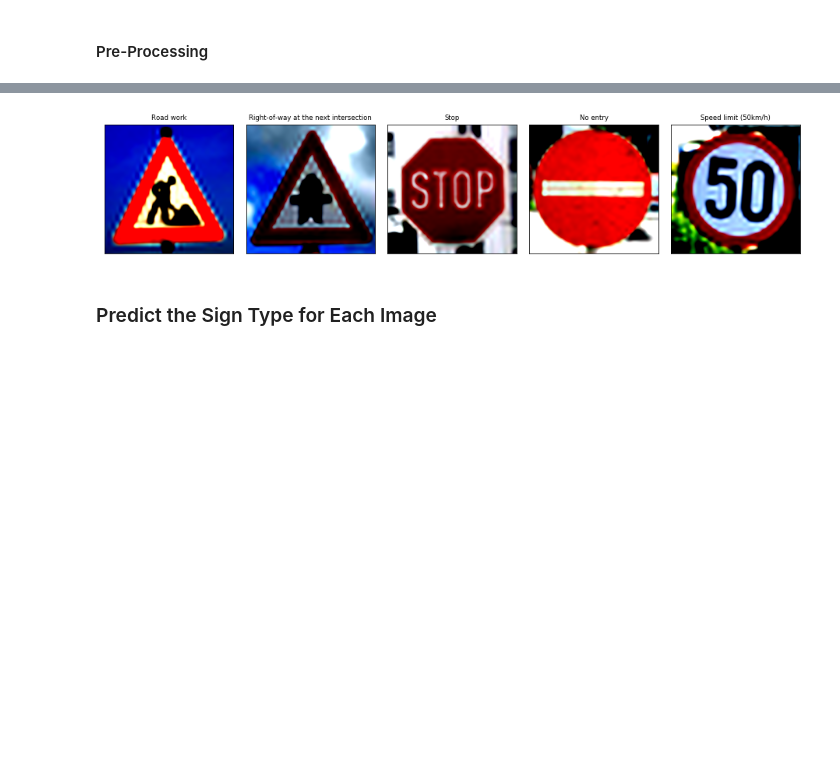
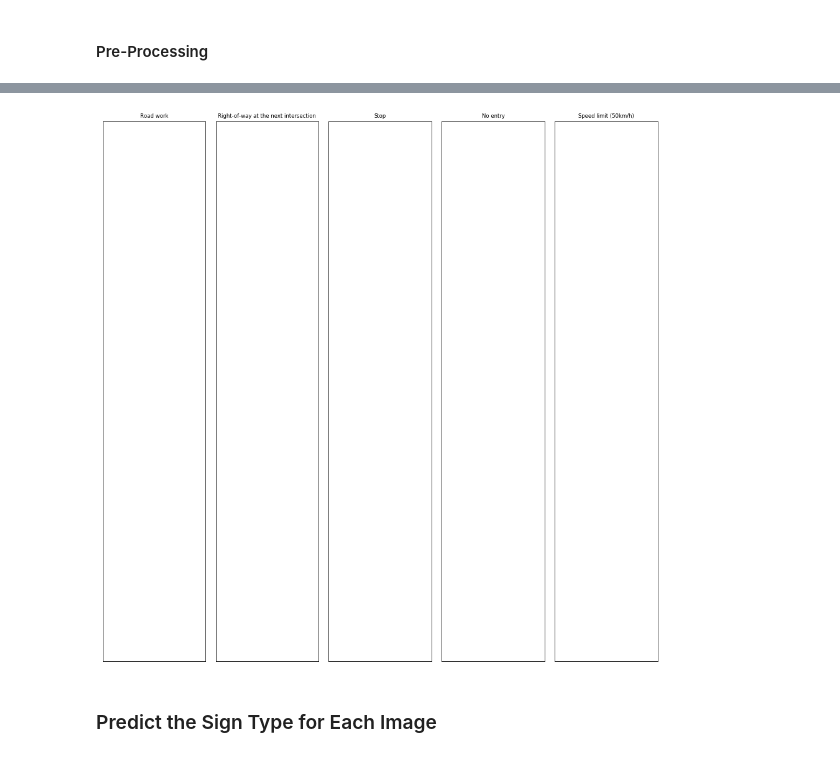
Before and after one commit to asadziach/CarND-Traffic-Sign-Classifier-Project, a Jupyter notebook: Traffic_Sign_Classifier.ipynb, the cells around one changed output, grey strips where cells are left out. Saved outputs shown, nothing was run; the diff lists cells and outputs as text; code cells hidden in the pictures; blank space fills up the shorter version.

```diff
--- a/Traffic_Sign_Classifier.ipynb
+++ b/Traffic_Sign_Classifier.ipynb
@@ -376,8 +338,8 @@ plot = plt.bar(range(len(D)), weights, color="yellow",label='Weights')
 # %%
 import tensorflow as tf
 
-EPOCHS = 20
-BATCH_SIZE = 256
+EPOCHS = 40
+BATCH_SIZE = 512
 # %% [markdown]
 ### Model Architecture
 # %%
@@ -389,7 +351,7 @@ def LeNet_Fast(x):
     sigma = 0.1
 
     # SOLUTION: Layer 1: Convolutional. Input = 32x32x1. Output = 28x28x6.
-    conv1_W = tf.Variable(tf.truncated_normal(shape=(5, 5, 3, 6), mean = mu, stddev = sigma))
+    conv1_W = tf.Variable(tf.truncated_normal(shape=(5, 5, 1, 6), mean = mu, stddev = sigma))
     conv1_b = tf.Variable(tf.zeros(6))
     conv1   = tf.nn.conv2d(x, conv1_W, strides=[1, 1, 1, 1], padding='VALID') + conv1_b
 
@@ -573,7 +535,7 @@ def lenet_arg_scope(weight_decay=0.0):
       activation_fn=tf.nn.relu) as sc:
     return sc
 # %%
-x = tf.placeholder(tf.float32, (None, 32, 32, 3))
+x = tf.placeholder(tf.float32, (None, 32, 32, 1))
 y = tf.placeholder(tf.int32, (None))
 w = tf.placeholder(tf.float32, (None))
 keep_prob = tf.placeholder(tf.float32)
@@ -597,7 +559,8 @@ logits = LeNet_Fast(x)
 #          dropout_keep_prob=0.5,
 #          prediction_fn=slim.softmax,
 #          scope='LeNet')
-cross_entropy = tf.losses.softmax_cross_entropy(onehot_labels=one_hot_y, logits=logits, weights=w)
+#cross_entropy = tf.losses.softmax_cross_entropy(onehot_labels=one_hot_y, logits=logits, weights=w)
+cross_entropy = tf.nn.softmax_cross_entropy_with_logits(labels=one_hot_y, logits=logits)
 loss_operation = tf.reduce_mean(cross_entropy)
 optimizer = tf.train.AdamOptimizer(learning_rate = rate)
 training_operation = optimizer.minimize(loss_operation)
@@ -825,18 +788,18 @@ Wall time: 1.05 s
 # %%
 fig, axes = plt.subplots(rows, columns, figsize=figsize,
                          subplot_kw={'xticks': [], 'yticks': []})
 
 fig.subplots_adjust(hspace=0.3, wspace=0.10)
 
 indices = range(count)
 
 for ax, i in zip(axes.flat, indices):
-    ax.imshow(X_myown[i], interpolation='lanczos')
+#    ax.imshow(X_myown[i], interpolation='lanczos')
     ax.set_title(sign_names[Y_myown[i]], fontsize=fontsize)
 
 plt.show()
 # %% [output]
-[figure, old version]
+[figure, new version]
 # %% [markdown]
 ### Predict the Sign Type for Each Image
 # %%
```
Also changed, not shown: parts of 23 cells of this notebook.
